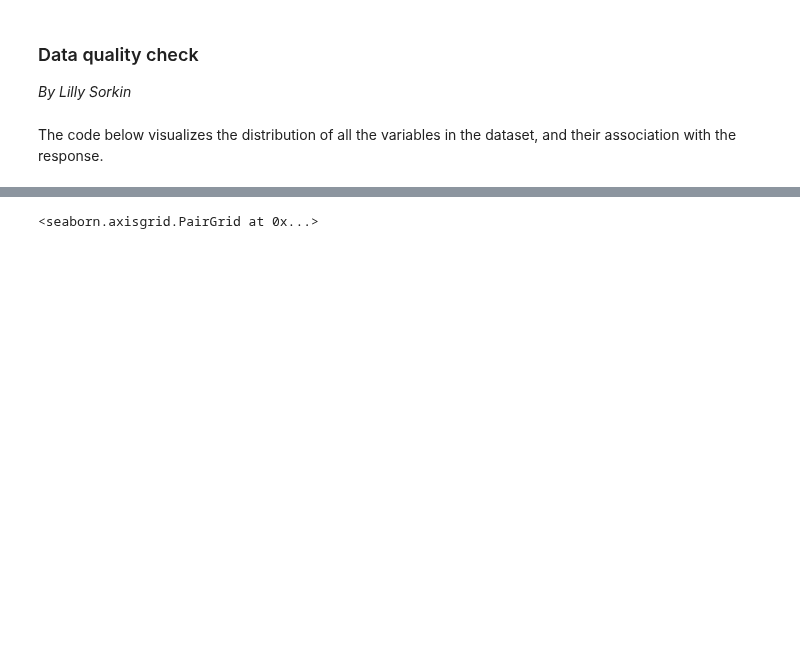
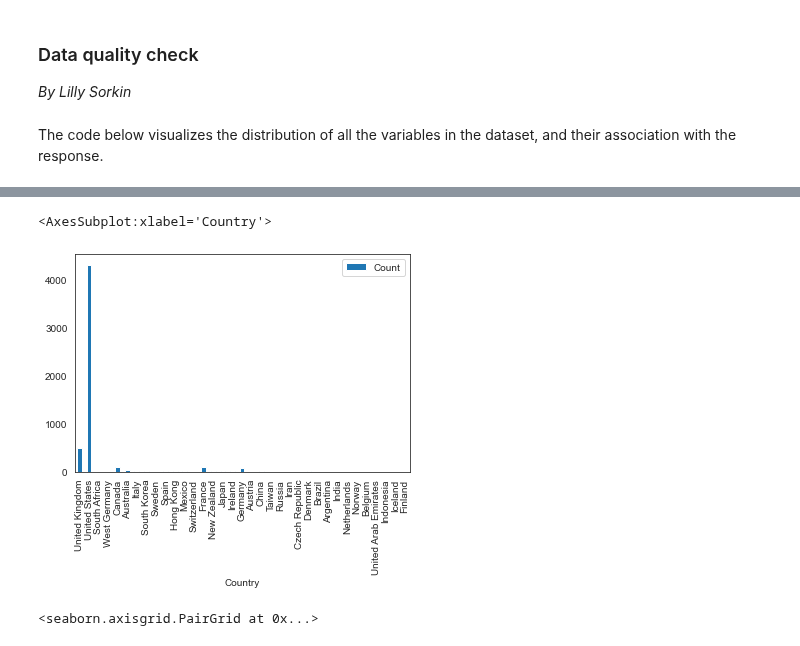
Before and after one commit to isabelgabrielaknight/final-project-303-2, a Jupyter notebook: MarkdownMasters_code.ipynb, the cells around one changed output, grey strips where cells are left out. Saved outputs shown, nothing was run; the diff lists cells and outputs as text; code cells hidden in the pictures; blank space fills up the shorter version.

```diff
--- a/MarkdownMasters_code.ipynb
+++ b/MarkdownMasters_code.ipynb
@@ -151,0 +147,10 @@ predictors.remove('name')
+# %%
+countries = pd.DataFrame(columns=['Country', 'Count'])
+countries['Country'] = movie_industry_clean.country.unique()
+countries['Count'] = list(movie_industry_clean.country.value_counts(sort=False))
+repeated_countries = countries.loc[countries.Count>1]
+
+repeated_countries.plot.bar(x='Country', y='Count')
+# %% [output]
+<AxesSubplot:xlabel='Country'>
+[figure, added]
```
Also changed, not shown: parts of 23 cells of this notebook, 2 other files.
